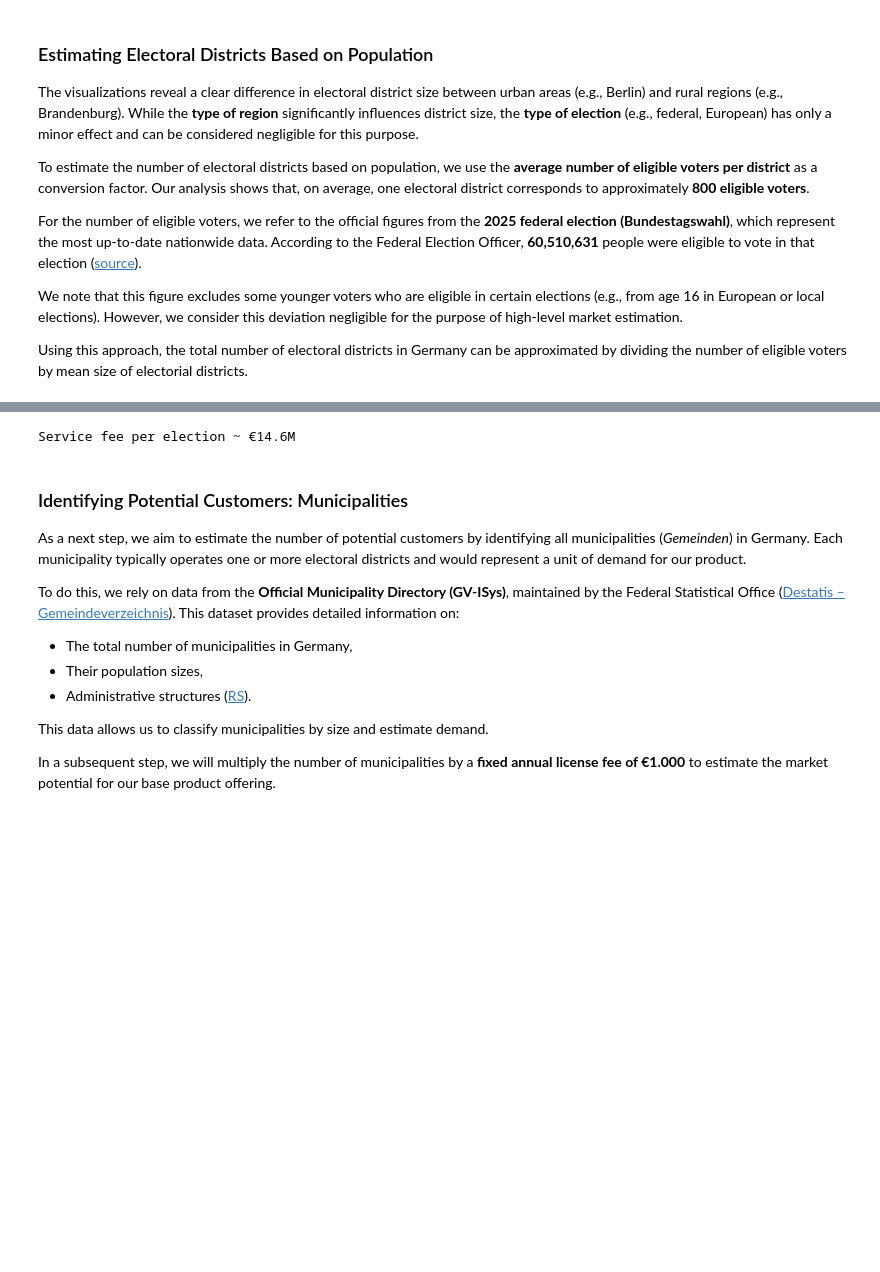
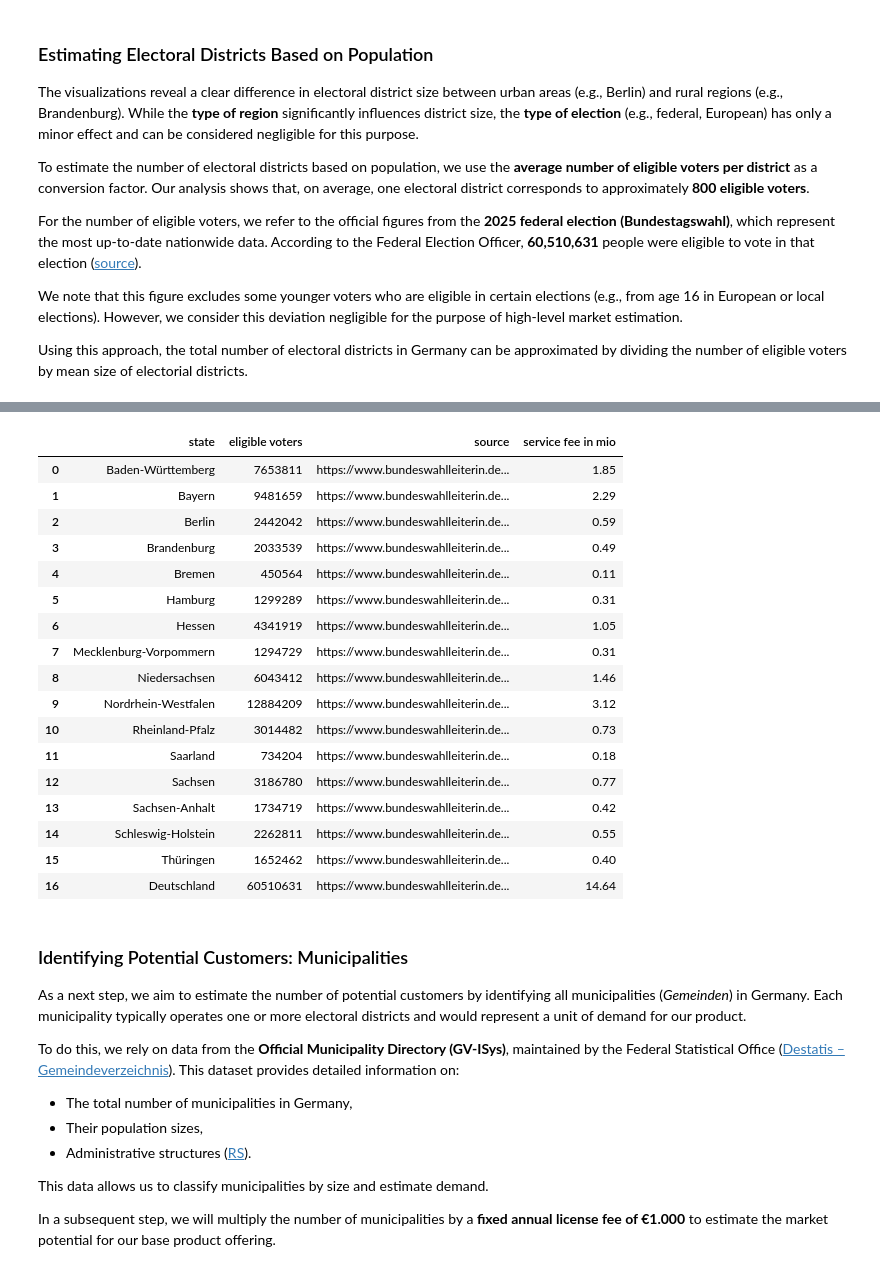
Before and after one commit to weissflogtom/vc-marketsizing, a Jupyter notebook: marketsize.ipynb, the cells around one changed output, grey strips where cells are left out. Cells and saved outputs as stored; diff of their text form; code cells hidden in the pictures; blank space fills up the shorter version.

Commit message:
service fee per state

```diff
--- a/marketsize.ipynb
+++ b/marketsize.ipynb
@@ -104,3 +104,6 @@ For the number of eligible voters, we refer to the official figures from the **2
 We note that this figure excludes some younger voters who are eligible in certain elections (e.g., from age 16 in European or local elections). However, we consider this deviation negligible for the purpose of high-level market estimation.
 
 Using this approach, the total number of electoral districts in Germany can be approximated by dividing the number of eligible voters by mean size of electorial districts.
+# %%
+eligible_voters_per_state = pd.read_excel('eligible-voters-per-state.xlsx')
+eligible_voters_per_state
@@ -107,12 +129,27 @@ Using this approach, the total number of electoral districts in Germany can be a
 # %%
-number_of_eligible_voters = 60_510_631
 mean_electoral_district_size = electoral_district.loc[:, 'size'].mean()
 price_per_electoral_district = 200
-service_fee = round(number_of_eligible_voters / mean_electoral_district_size * price_per_electoral_district / 1_000_000, 1)
-
-print(f'Service fee per election ~ €{service_fee}M')
+eligible_voters_per_state['service fee in mio'] = eligible_voters_per_state['eligible voters'].divide(mean_electoral_district_size).multiply(price_per_electoral_district).divide(1_000_000).round(2)
+eligible_voters_per_state
 # %% [output]
-Service fee per election ~ €14.6M
+|  | state | eligible voters | source | service fee in mio |
+| 0 | Baden-Württemberg | 7653811 | https://www.bundeswahlleiterin.de... | 1.85 |
+| 1 | Bayern | 9481659 | https://www.bundeswahlleiterin.de... | 2.29 |
+| 2 | Berlin | 2442042 | https://www.bundeswahlleiterin.de... | 0.59 |
+| 3 | Brandenburg | 2033539 | https://www.bundeswahlleiterin.de... | 0.49 |
+| 4 | Bremen | 450564 | https://www.bundeswahlleiterin.de... | 0.11 |
+| 5 | Hamburg | 1299289 | https://www.bundeswahlleiterin.de... | 0.31 |
+| 6 | Hessen | 4341919 | https://www.bundeswahlleiterin.de... | 1.05 |
+| 7 | Mecklenburg-Vorpommern | 1294729 | https://www.bundeswahlleiterin.de... | 0.31 |
+| 8 | Niedersachsen | 6043412 | https://www.bundeswahlleiterin.de... | 1.46 |
+| 9 | Nordrhein-Westfalen | 12884209 | https://www.bundeswahlleiterin.de... | 3.12 |
+| 10 | Rheinland-Pfalz | 3014482 | https://www.bundeswahlleiterin.de... | 0.73 |
+| 11 | Saarland | 734204 | https://www.bundeswahlleiterin.de... | 0.18 |
+| 12 | Sachsen | 3186780 | https://www.bundeswahlleiterin.de... | 0.77 |
+| 13 | Sachsen-Anhalt | 1734719 | https://www.bundeswahlleiterin.de... | 0.42 |
+| 14 | Schleswig-Holstein | 2262811 | https://www.bundeswahlleiterin.de... | 0.55 |
+| 15 | Thüringen | 1652462 | https://www.bundeswahlleiterin.de... | 0.40 |
+| 16 | Deutschland | 60510631 | https://www.bundeswahlleiterin.de... | 14.64 |
 # %% [markdown]
 ### Identifying Potential Customers: Municipalities
 
```
Also changed, not shown: parts of 1 cell of this notebook, 1 other file.
